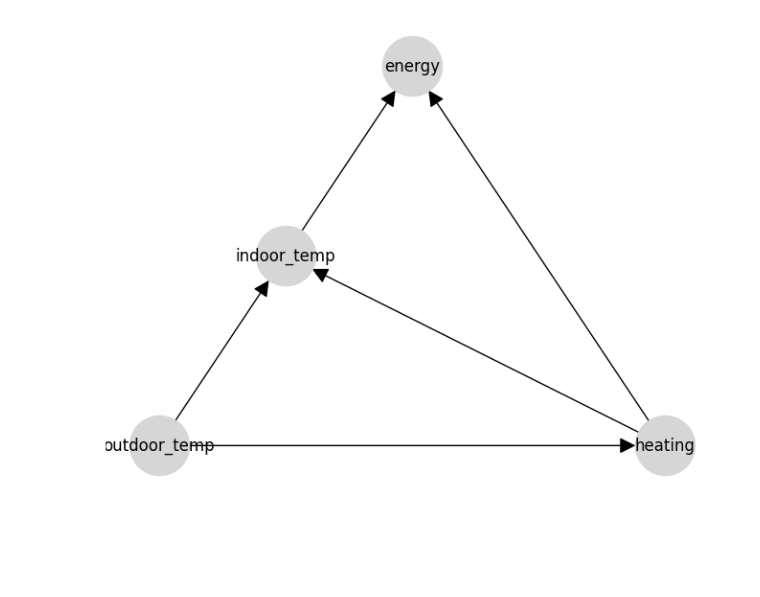
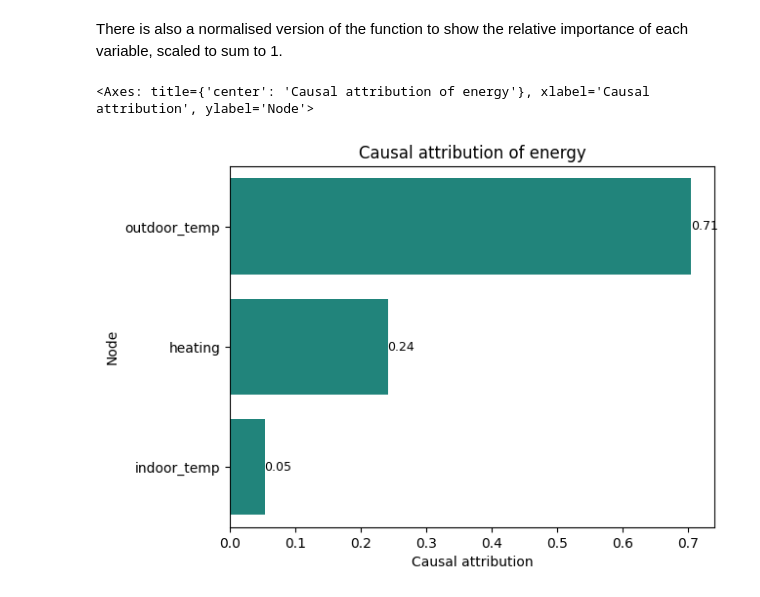
Before and after one commit to causalabs/causadb-python, a Jupyter notebook: notebooks/quickstart.ipynb, the cells around one changed output. Drawn from its saved outputs; the diff is of its cells as text; code cells hidden in the pictures; blank space fills up the shorter version.

```diff
--- a/notebooks/quickstart.ipynb
+++ b/notebooks/quickstart.ipynb
@@ -94,4 +146,7 @@ plot_causal_attributions(model, "energy", normalise=False)
-# %%
-plot_causal_graph(model)
-# %% [output]
-[figure, removed]
+# %% [markdown]
+There is also a normalised version of the function to show the relative importance of each variable, scaled to sum to 1.
+# %%
+plot_causal_attributions(model, "energy", normalise=True)
+# %% [output]
+<Axes: title={'center': 'Causal attribution of energy'}, xlabel='Causal attribution', ylabel='Node'>
+[figure, added]
```
Also changed, not shown: parts of 21 cells of this notebook.
